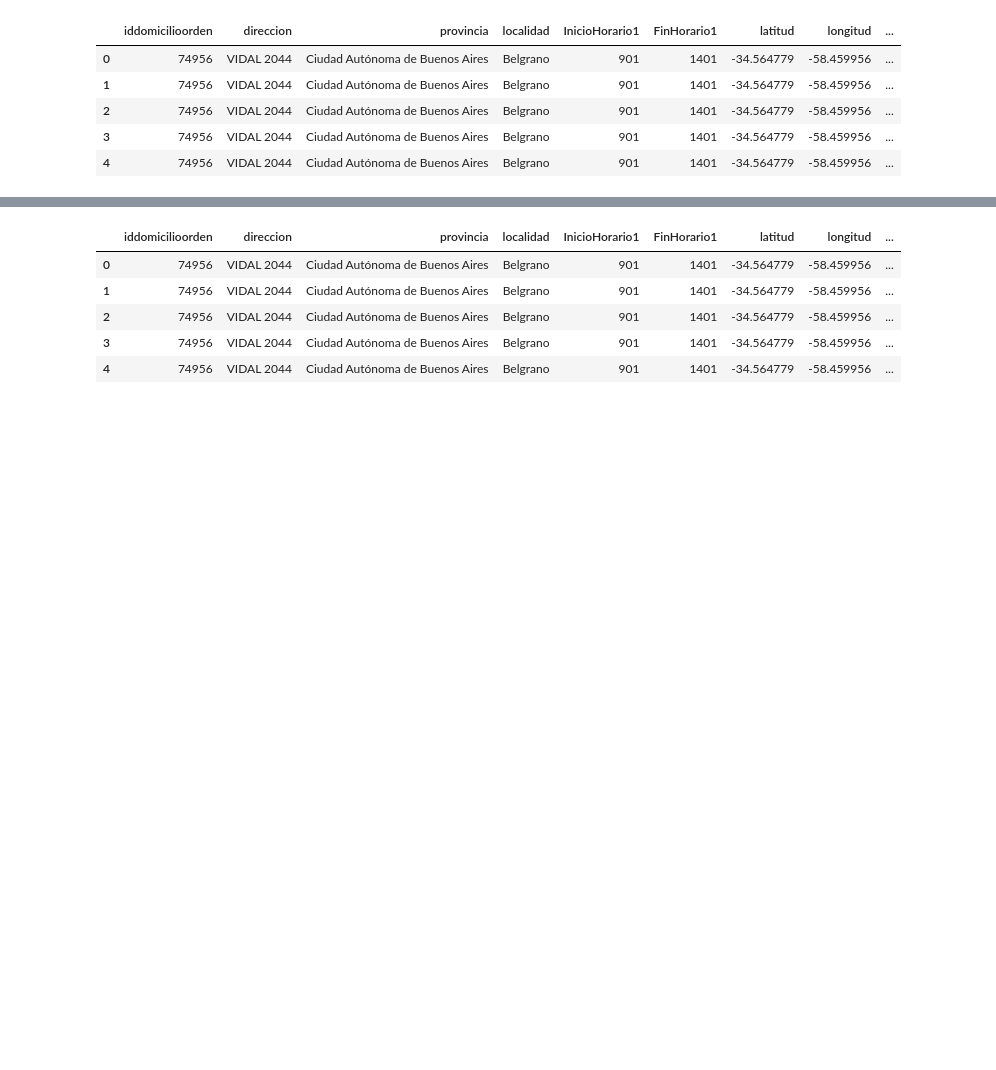
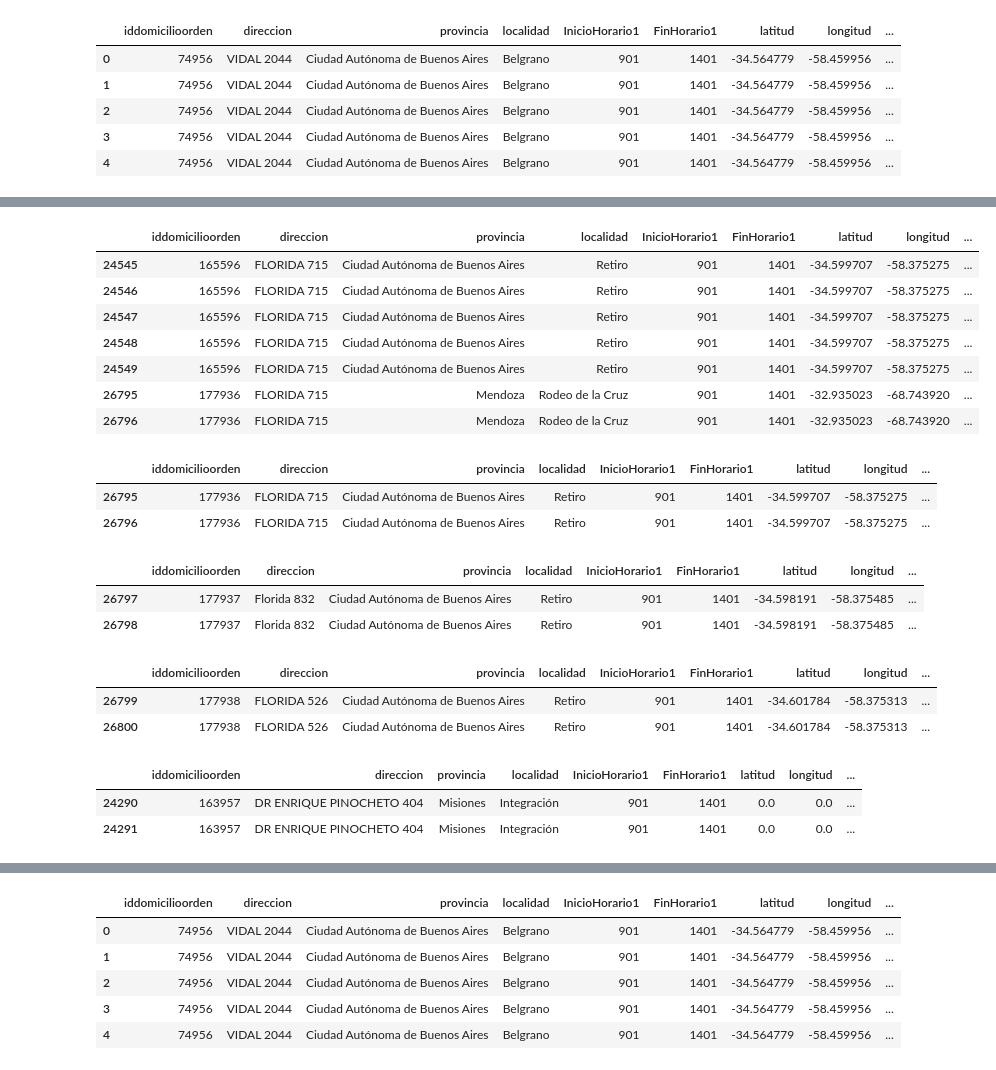
Before and after one commit to Maximo-Verdondoni/DesafioiFlow, a Jupyter notebook: Limpieza.ipynb, the cells around one changed output, grey strips where cells are left out. Saved outputs shown, nothing was run; the diff lists cells and outputs as text; code cells hidden in the pictures; blank space fills up the shorter version.

Commit message:
Corrección de coordenadas incorrectas

```diff
--- a/Limpieza.ipynb
+++ b/Limpieza.ipynb
@@ -476,0 +487,59 @@ plt.show()
+# %%
+# Parece que las filas con la direccion "FLORIDA 715" son de Retiro, CABA.
+# Consecuentemente, para no perder todos los datos de la fila de Mendoza,
+# vamos a asignarle los mismos datos geográficos que la de la fila de CABA
+df_5[df_5.direccion == 'FLORIDA 715']
+# %% [output]
+|  | iddomicilioorden | direccion | provincia | localidad | InicioHorario1 | FinHorario1 | latitud | longitud | ... |
+| 24545 | 165596 | FLORIDA 715 | Ciudad Autónoma de Buenos Aires | Retiro | 901 | 1401 | -34.599707 | -58.375275 | ... |
+| 24546 | 165596 | FLORIDA 715 | Ciudad Autónoma de Buenos Aires | Retiro | 901 | 1401 | -34.599707 | -58.375275 | ... |
+| 24547 | 165596 | FLORIDA 715 | Ciudad Autónoma de Buenos Aires | Retiro | 901 | 1401 | -34.599707 | -58.375275 | ... |
+| 24548 | 165596 | FLORIDA 715 | Ciudad Autónoma de Buenos Aires | Retiro | 901 | 1401 | -34.599707 | -58.375275 | ... |
+| 24549 | 165596 | FLORIDA 715 | Ciudad Autónoma de Buenos Aires | Retiro | 901 | 1401 | -34.599707 | -58.375275 | ... |
+| 26795 | 177936 | FLORIDA 715 | Mendoza | Rodeo de la Cruz | 901 | 1401 | -32.935023 | -68.743920 | ... |
+| 26796 | 177936 | FLORIDA 715 | Mendoza | Rodeo de la Cruz | 901 | 1401 | -32.935023 | -68.743920 | ... |
+# %%
+indice = df_5[(df_5['direccion'] == 'FLORIDA 715') & (df_5['provincia'] == 'Mendoza')].index
+df_5.loc[indice, 'provincia'] = 'Ciudad Autónoma de Buenos Aires'
+df_5.loc[indice, 'localidad'] = 'Retiro'
+df_5.loc[indice, 'latitud']   = -34.599707
+df_5.loc[indice, 'longitud']  = -58.375275
+df_5.loc[indice]
+# %% [output]
+|  | iddomicilioorden | direccion | provincia | localidad | InicioHorario1 | FinHorario1 | latitud | longitud | ... |
+| 26795 | 177936 | FLORIDA 715 | Ciudad Autónoma de Buenos Aires | Retiro | 901 | 1401 | -34.599707 | -58.375275 | ... |
+| 26796 | 177936 | FLORIDA 715 | Ciudad Autónoma de Buenos Aires | Retiro | 901 | 1401 | -34.599707 | -58.375275 | ... |
+# %%
+# Con la ayuda de google maps, obtuvimos las coordenadas de Florida 832 y Florida 526, de
+# CABA. Así que procederemos a cambiar los valores de las filas erroneamente asignadas a la
+# provincia de Mendoza con correctos valores geográficos
+indice = df_5[(df_5['direccion'] == 'Florida 832') & (df_5['provincia'] == 'Mendoza')].index
+df_5.loc[indice, 'provincia'] = 'Ciudad Autónoma de Buenos Aires'
+df_5.loc[indice, 'localidad'] = 'Retiro'
+df_5.loc[indice, 'latitud']   = -34.598191
+df_5.loc[indice, 'longitud']  = -58.375485
+df_5.loc[indice]
+# %% [output]
+|  | iddomicilioorden | direccion | provincia | localidad | InicioHorario1 | FinHorario1 | latitud | longitud | ... |
+| 26797 | 177937 | Florida 832 | Ciudad Autónoma de Buenos Aires | Retiro | 901 | 1401 | -34.598191 | -58.375485 | ... |
+| 26798 | 177937 | Florida 832 | Ciudad Autónoma de Buenos Aires | Retiro | 901 | 1401 | -34.598191 | -58.375485 | ... |
+# %%
+indice = df_5[(df_5['direccion'] == 'FLORIDA 526') & (df_5['provincia'] == 'Mendoza')].index
+df_5.loc[indice, 'provincia'] = 'Ciudad Autónoma de Buenos Aires'
+df_5.loc[indice, 'localidad'] = 'Retiro'
+df_5.loc[indice, 'latitud']   = -34.601784
+df_5.loc[indice, 'longitud']  = -58.375313
+df_5.loc[indice]
+# %% [output]
+|  | iddomicilioorden | direccion | provincia | localidad | InicioHorario1 | FinHorario1 | latitud | longitud | ... |
+| 26799 | 177938 | FLORIDA 526 | Ciudad Autónoma de Buenos Aires | Retiro | 901 | 1401 | -34.601784 | -58.375313 | ... |
+| 26800 | 177938 | FLORIDA 526 | Ciudad Autónoma de Buenos Aires | Retiro | 901 | 1401 | -34.601784 | -58.375313 | ... |
+# %%
+# A su vez, tenemos un punto que fue erroneamente asignado como que pertenece a Misiones
+# cuando en realidad, buscando la direccion en google maps, esta ubicacion pertenece a
+# San Telmo, CABA. Asi que le asignaremos los datos geográficos correctos
+df_5[(df_5.longitud>-45)]
+# %% [output]
+|  | iddomicilioorden | direccion | provincia | localidad | InicioHorario1 | FinHorario1 | latitud | longitud | ... |
+| 24290 | 163957 | DR ENRIQUE PINOCHETO 404 | Misiones | Integración | 901 | 1401 | 0.0 | 0.0 | ... |
+| 24291 | 163957 | DR ENRIQUE PINOCHETO 404 | Misiones | Integración | 901 | 1401 | 0.0 | 0.0 | ... |
```
Also changed, not shown: parts of 4 cells of this notebook.
